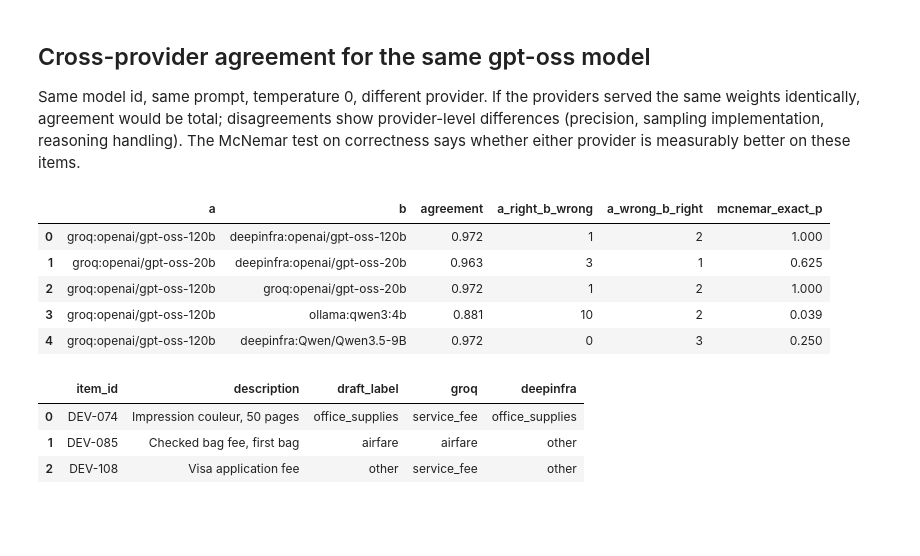
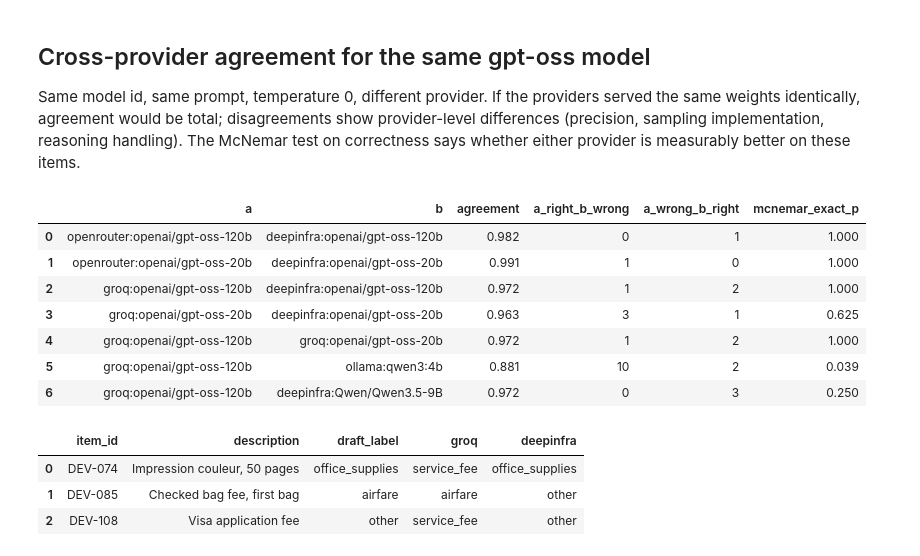
Before and after one commit to luisferdev11/Expense-Policy-Validator, a Jupyter notebook: explorations/06_local_model_trial.ipynb, the cells around one changed output. Drawn from its saved outputs; the diff is of its cells as text; code cells hidden in the pictures; blank space fills up the shorter version.

```diff
--- a/explorations/06_local_model_trial.ipynb
+++ b/explorations/06_local_model_trial.ipynb
@@ -57,6 +59,8 @@ RUNS = [
     ("deepinfra", "Qwen/Qwen3.5-9B", "strict"),
     ("deepinfra", "google/gemma-3-12b-it", "strict"),
     ("deepinfra", "ibm-granite/granite-4.2-8b", "json_object"),
+    ("openrouter", "openai/gpt-oss-120b", "strict"),
+    ("openrouter", "openai/gpt-oss-20b", "strict"),
 ]
 for provider, model, mode in RUNS:
     run_trial.main(provider, model, mode)  # no-op when every item is already predicted
@@ -369,38 +376,42 @@ def paired(a: str, b: str) -> dict:
     bb = int((x["ok"] & ~y["ok"]).sum())
     cc = int((~x["ok"] & y["ok"]).sum())
     p = stats.binomtest(min(bb, cc), bb + cc, 0.5).pvalue if bb + cc else 1.0
     return {
         "a": a,
         "b": b,
         "agreement": agree,
         "a_right_b_wrong": bb,
         "a_wrong_b_right": cc,
         "mcnemar_exact_p": p,
     }
 
 
 pairs = [
+    ("openrouter:openai/gpt-oss-120b", "deepinfra:openai/gpt-oss-120b"),
+    ("openrouter:openai/gpt-oss-20b", "deepinfra:openai/gpt-oss-20b"),
     ("groq:openai/gpt-oss-120b", "deepinfra:openai/gpt-oss-120b"),
     ("groq:openai/gpt-oss-20b", "deepinfra:openai/gpt-oss-20b"),
     ("groq:openai/gpt-oss-120b", "groq:openai/gpt-oss-20b"),
     ("groq:openai/gpt-oss-120b", "ollama:qwen3:4b"),
     ("groq:openai/gpt-oss-120b", "deepinfra:Qwen/Qwen3.5-9B"),
 ]
 agreement = pd.DataFrame([paired(a, b) for a, b in pairs])
 for key in ["groq:openai/gpt-oss-120b", "groq:openai/gpt-oss-20b"]:
     other = key.replace("groq:", "deepinfra:")
     pr = paired(key, other)
     tgt = main_results[key.split(":", 1)[1]]
     tgt["cross_provider_agreement_vs_deepinfra"] = pr["agreement"]
 (EXP / "06_results.json").write_text(json.dumps(main_results, indent=2))
 agreement.round(3)
 # %% [output]
 |  | a | b | agreement | a_right_b_wrong | a_wrong_b_right | mcnemar_exact_p |
-| 0 | groq:openai/gpt-oss-120b | deepinfra:openai/gpt-oss-120b | 0.972 | 1 | 2 | 1.000 |
-| 1 | groq:openai/gpt-oss-20b | deepinfra:openai/gpt-oss-20b | 0.963 | 3 | 1 | 0.625 |
-| 2 | groq:openai/gpt-oss-120b | groq:openai/gpt-oss-20b | 0.972 | 1 | 2 | 1.000 |
-| 3 | groq:openai/gpt-oss-120b | ollama:qwen3:4b | 0.881 | 10 | 2 | 0.039 |
-| 4 | groq:openai/gpt-oss-120b | deepinfra:Qwen/Qwen3.5-9B | 0.972 | 0 | 3 | 0.250 |
+| 0 | openrouter:openai/gpt-oss-120b | deepinfra:openai/gpt-oss-120b | 0.982 | 0 | 1 | 1.000 |
+| 1 | openrouter:openai/gpt-oss-20b | deepinfra:openai/gpt-oss-20b | 0.991 | 1 | 0 | 1.000 |
+| 2 | groq:openai/gpt-oss-120b | deepinfra:openai/gpt-oss-120b | 0.972 | 1 | 2 | 1.000 |
+| 3 | groq:openai/gpt-oss-20b | deepinfra:openai/gpt-oss-20b | 0.963 | 3 | 1 | 0.625 |
+| 4 | groq:openai/gpt-oss-120b | groq:openai/gpt-oss-20b | 0.972 | 1 | 2 | 1.000 |
+| 5 | groq:openai/gpt-oss-120b | ollama:qwen3:4b | 0.881 | 10 | 2 | 0.039 |
+| 6 | groq:openai/gpt-oss-120b | deepinfra:Qwen/Qwen3.5-9B | 0.972 | 0 | 3 | 0.250 |
 # %%
 x = P[P["key"] == "groq:openai/gpt-oss-120b"].set_index("item_id")
 y = P[P["key"] == "deepinfra:openai/gpt-oss-120b"].set_index("item_id")
```
Also changed, not shown: parts of 9 cells of this notebook, 10 other files.
